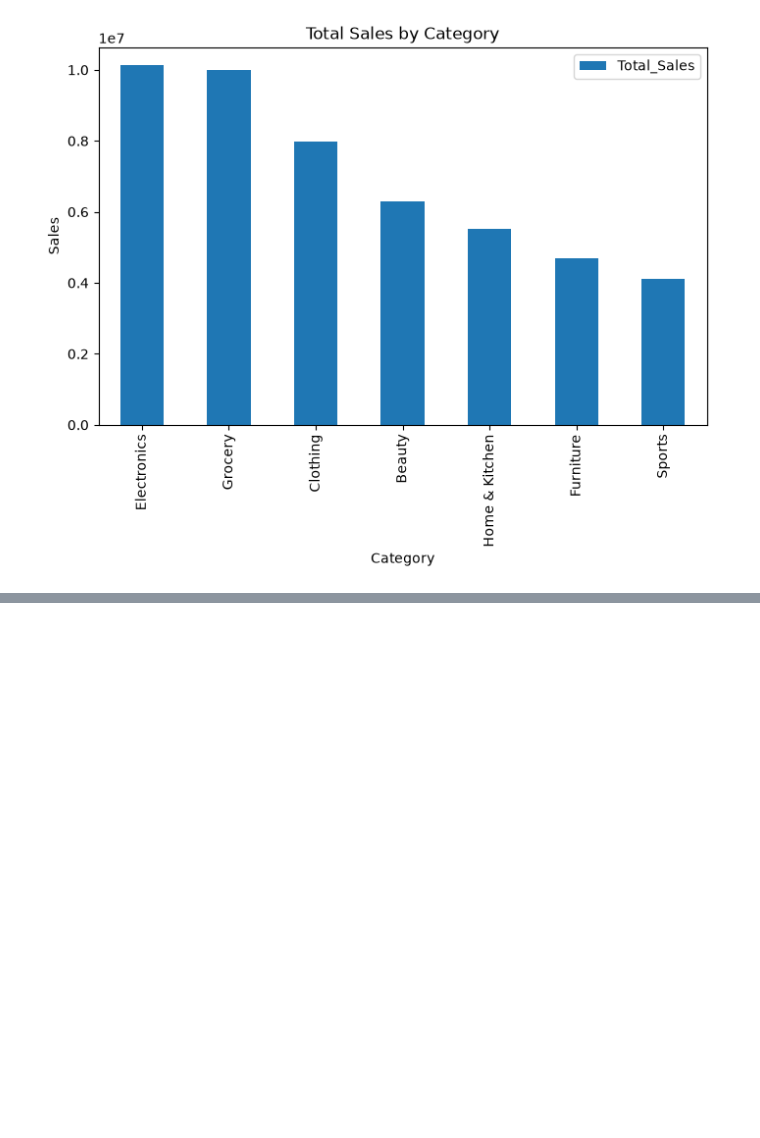
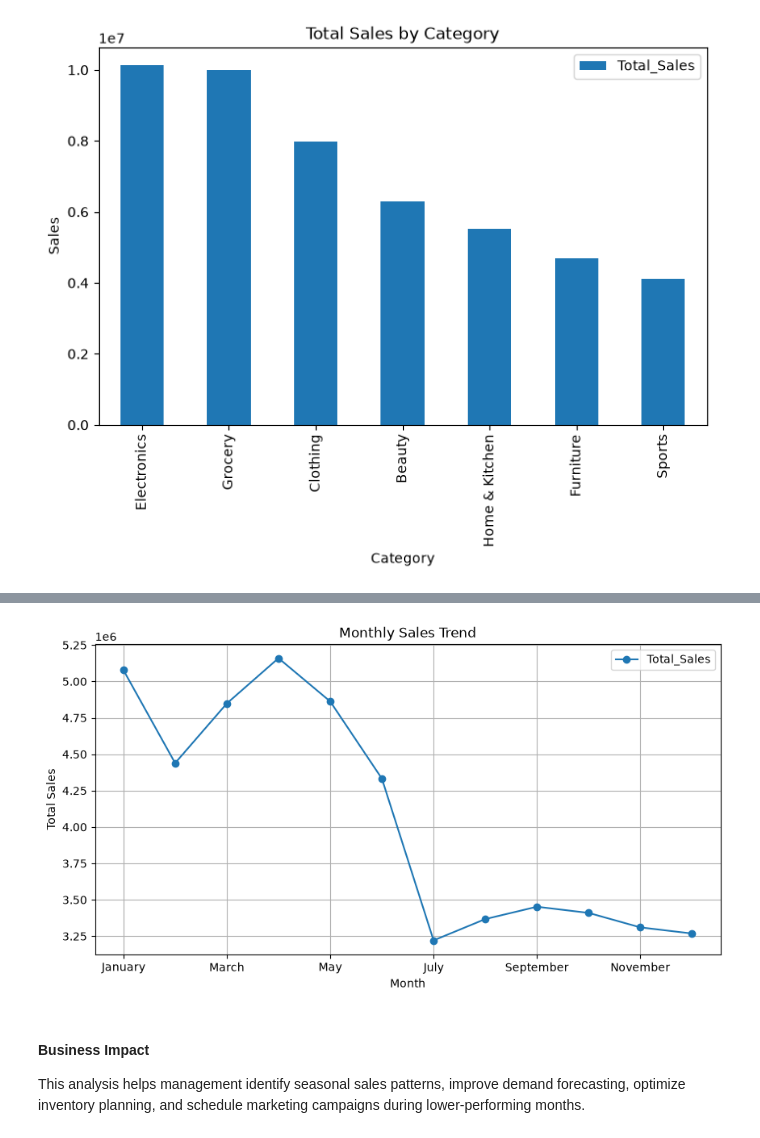
Before and after one commit to vindhya-akula/Retail-Sales-Intelligence-Dashboard, a Jupyter notebook: Retail_Sales_Analysis.ipynb, the cells around one changed output, grey strips where cells are left out. Saved outputs shown, nothing was run; the diff lists cells and outputs as text; code cells hidden in the pictures; blank space fills up the shorter version.

```diff
--- a/Retail_Sales_Analysis.ipynb
+++ b/Retail_Sales_Analysis.ipynb
@@ -654,0 +736,20 @@ Continue investing in Electronics while improving lower-performing categories.
+# %%
+monthly_sales.plot(
+    kind="line",
+    y="Total_Sales",
+    marker="o",
+    figsize=(10,5),
+    title="Monthly Sales Trend"
+)
+
+plt.xlabel("Month")
+plt.ylabel("Total Sales")
+plt.grid(True)
+
+plt.show()
+# %% [output]
+[figure, added]
+# %% [markdown]
+#### Business Impact
+
+This analysis helps management identify seasonal sales patterns, improve demand forecasting, optimize inventory planning, and schedule marketing campaigns during lower-performing months.
```
Also changed, not shown: parts of 20 cells of this notebook, 1 other file.
